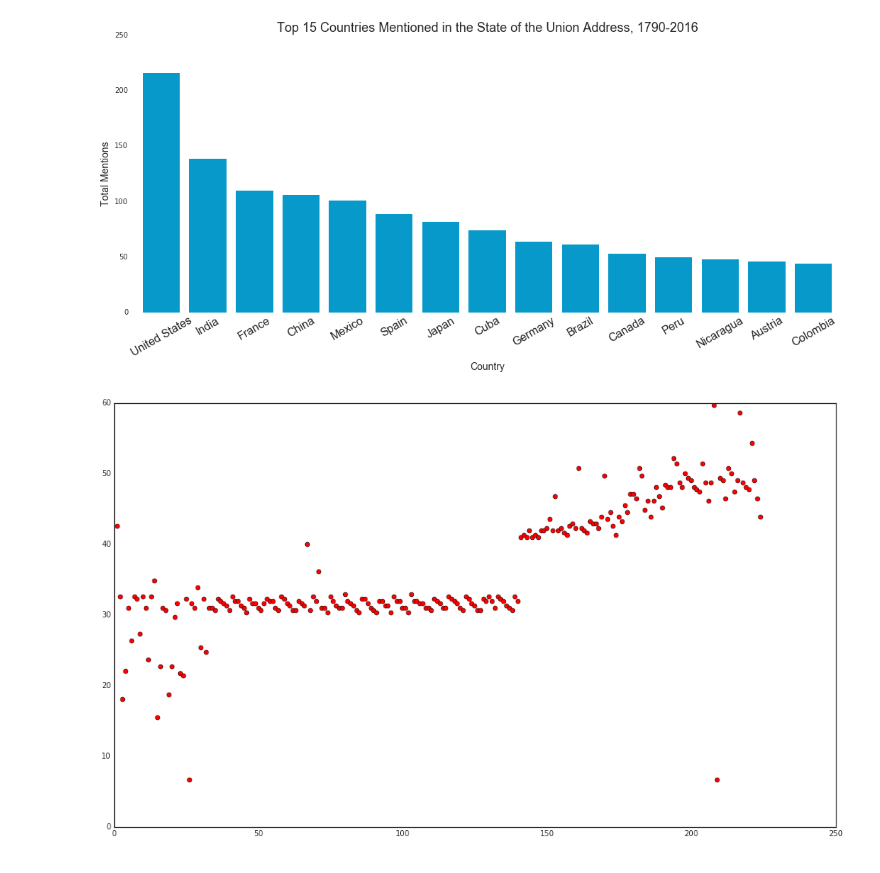
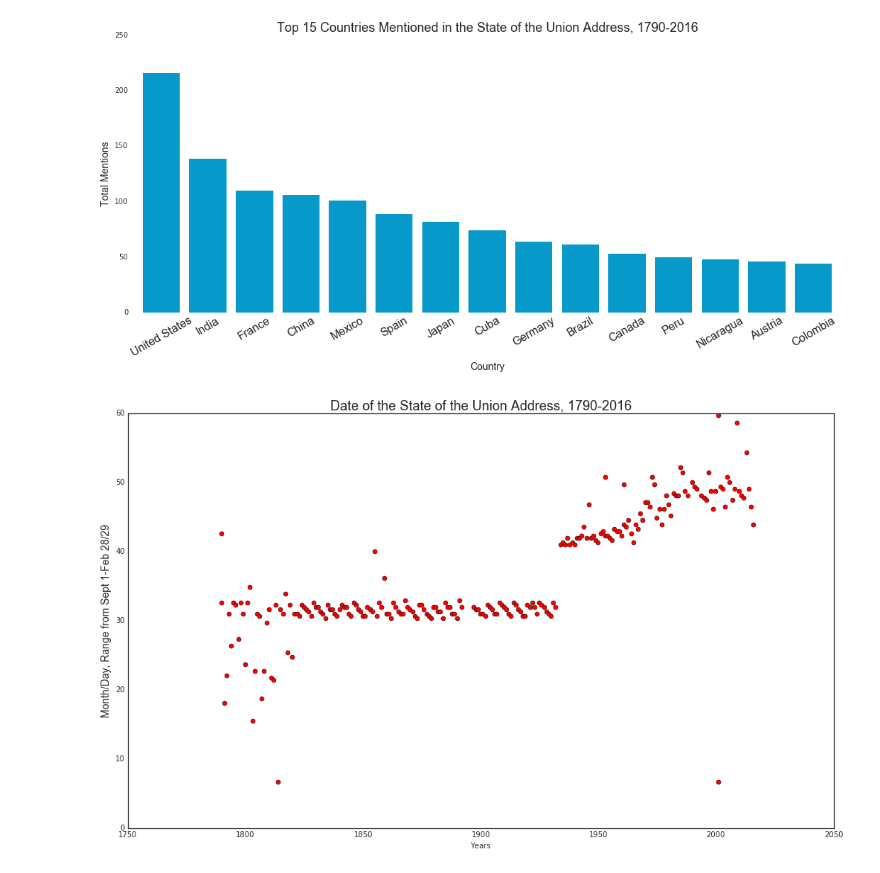
Before and after one commit to jsafyan/edav-project-4, a Jupyter notebook: time_countries.ipynb, the cells around one changed output. Cells and saved outputs as stored; diff of their text form; code cells hidden in the pictures.

```diff
--- a/time_countries.ipynb
+++ b/time_countries.ipynb
@@ -189,14 +189,22 @@ plt.xticks(fontsize = 16)
 # %%
 months = []
 days = []
-years = []
+years_temp = []
+test2 = []
 for i in title1:
     year = i[2]
     temp_date = i[1]
+    test2.append(temp_date)
     temp_date = temp_date.strip().split(" ")
     months.append(temp_date[0])
     days.append(temp_date[1])
-    years.append(year)
+    years_temp.append(year)
+
+years = []
+for year in years_temp:
+    year = year.split("\n")
+    years.append(year[0])
+
 
 def translate(day, month, year):
     year = int(year)
@@ -211,40 +219,53 @@ def translate(day, month, year):
             daysInMonth = 28
     span = 9.99
     # Convert the left range into a 0-1 range (float)
     valueScaled = float(day) / float(daysInMonth)
     # Convert the 0-1 range into the scaled value.
     return (valueScaled * span)
 
 scaled_date_final = []
 for i in range(len(months)):
     day_value = days[i]
     month_value = months[i]
     year_value = years[i]
     scaled_day = translate(day_value, month_value, year_value)
     if month_value == "September":
         scaled_date_final.append(scaled_day)
     if month_value == "October":
         scaled_date_final.append(10 + scaled_day)
     if month_value == 'November':
         scaled_date_final.append(20 + scaled_day)
     if month_value == "December":
         scaled_date_final.append(30 + scaled_day)
     if month_value == "January":
         scaled_date_final.append(40 + scaled_day)
     if month_value == "February":
         scaled_date_final.append(50 + scaled_day)
 
-#convert years to ordinal
-year_ordinal = []
-i = 0
-for year in years:
-    i = i + 1
-    year_ordinal.append(i)
+
+plt.figure(figsize=(17,10))
+plt.plot(years, scaled_date_final, 'ro')
+plt.title("Date of the State of the Union Address, 1790-2016", fontsize="18")
+plt.ylabel("Month/Day, Range from Sept 1-Feb 28/29", fontsize=14)
+plt.xlabel("Years")
+plt.show()
 
 
 
-plt.figure(figsize=(17,10))
-plt.plot(year_ordinal, scaled_date_final, 'ro')
-plt.show()
+#dates = pd.DataFrame({"Date": test2})
+#time_hack_dates = []
+#for date in test2:
+#    time_pieces = date.strip().split(" ")
+#    month = time_pieces[0]
+#    day = time_pieces[1]
+#    if month in ["January", "February"]:
+#        time_hack_dates.append(day + "/"  + month[:3] +  "/" + '2016')
+#    else:
+#        time_hack_dates.append(day + "/" + month[:3] + "/" + '2015')
+#dates['time_hack'] = pd.to_datetime(time_hack_dates)
+#dates['years'] = years
+#dates['years']=dates['years'].astype(float)
+#print(dates)
+#ax = dates.plot.scatter(x='years', y = 'time_hack')
 # %% [output]
-[figure, old version]
+[figure, new version]
```
Also changed, not shown: parts of 3 cells of this notebook.
